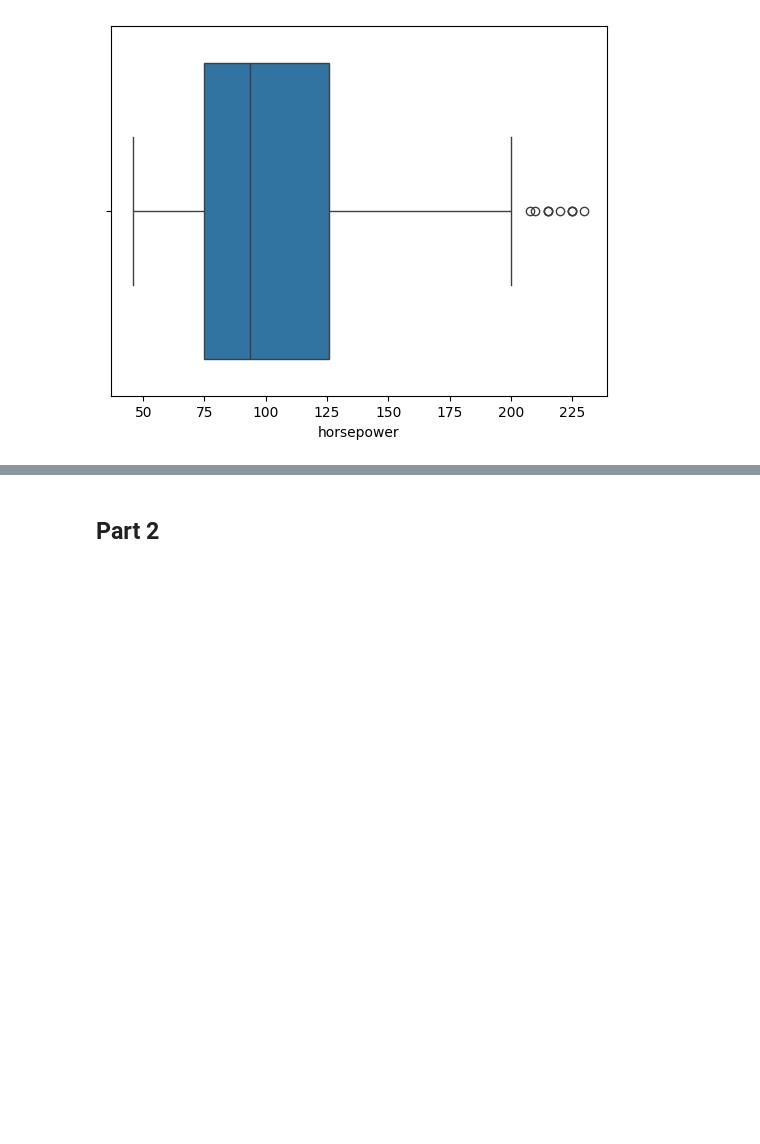
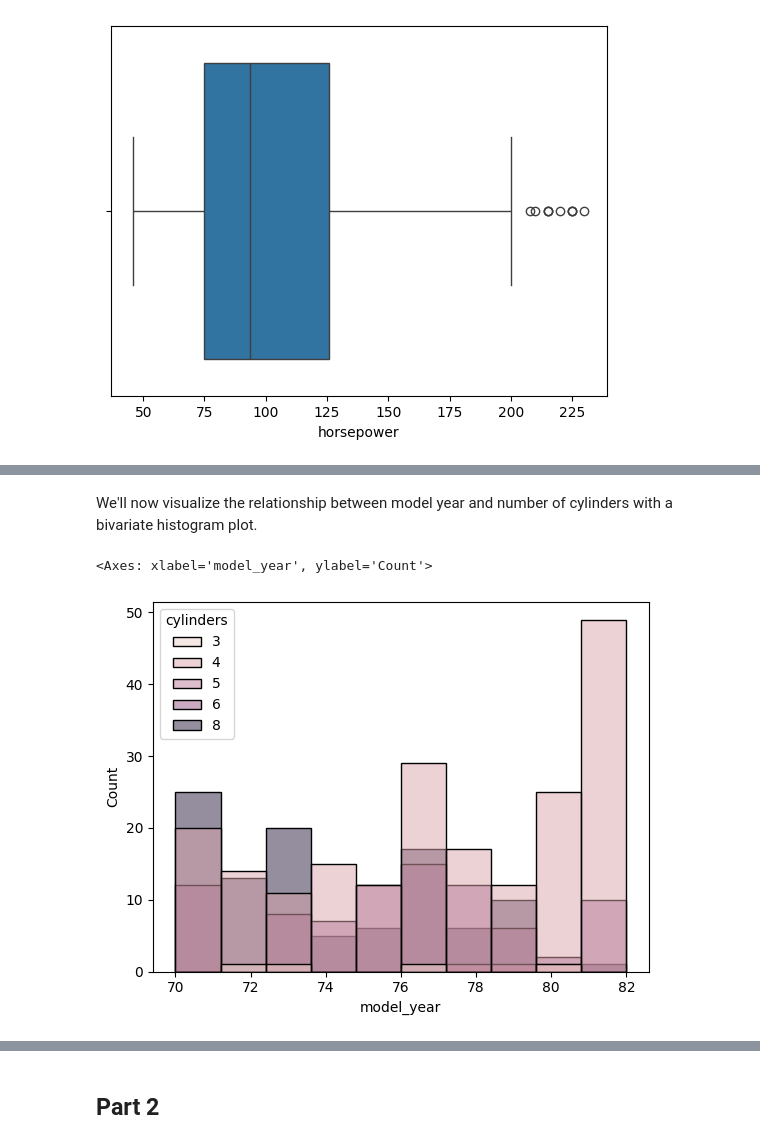
Before and after one commit to serenashah/coe379l-proj1, a Jupyter notebook: project1_notebook.ipynb, the cells around one changed output, grey strips where cells are left out. Cells and saved outputs as stored; diff of their text form; code cells hidden in the pictures; blank space fills up the shorter version.

```diff
--- a/project1_notebook.ipynb
+++ b/project1_notebook.ipynb
@@ -173,0 +175,8 @@ It looks as though there are some outliers of higher value that lie outside the
+# %% [markdown]
+We'll now visualize the relationship between model year and number of cylinders with a bivariate histogram plot.
+# %%
+# bivariate histogram plot
+sns.histplot(x=cars['model_year'], hue=cars['cylinders'])
+# %% [output]
+<Axes: xlabel='model_year', ylabel='Count'>
+[figure, added]
```
Also changed, not shown: parts of 9 cells of this notebook.
